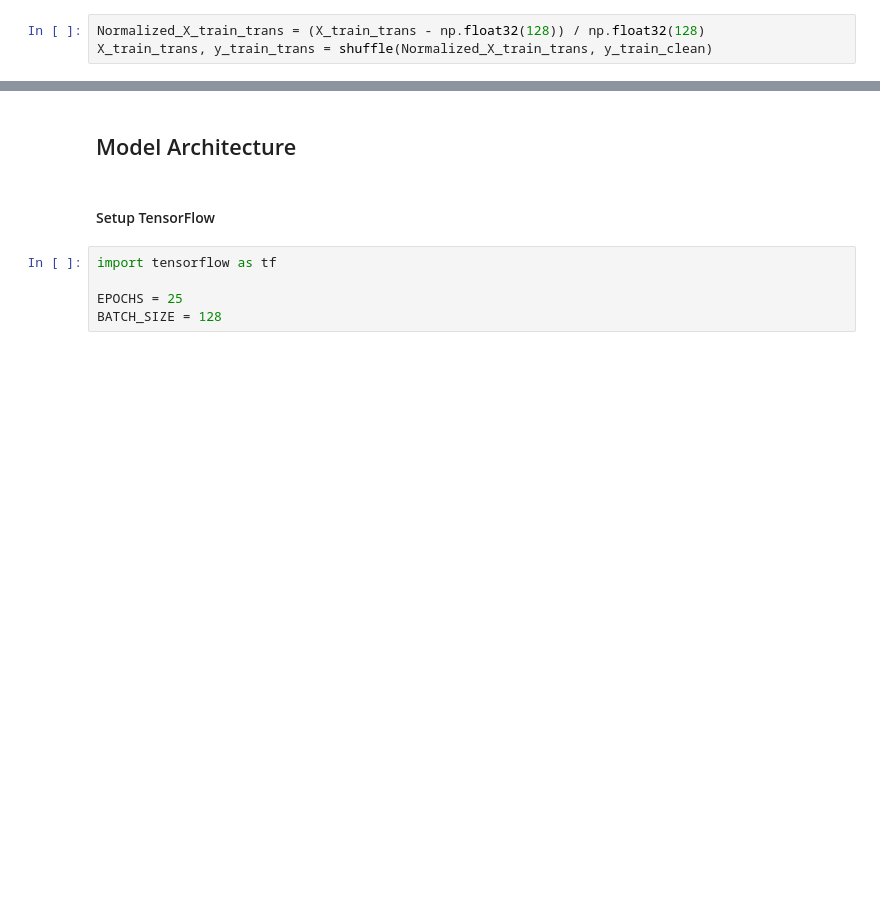
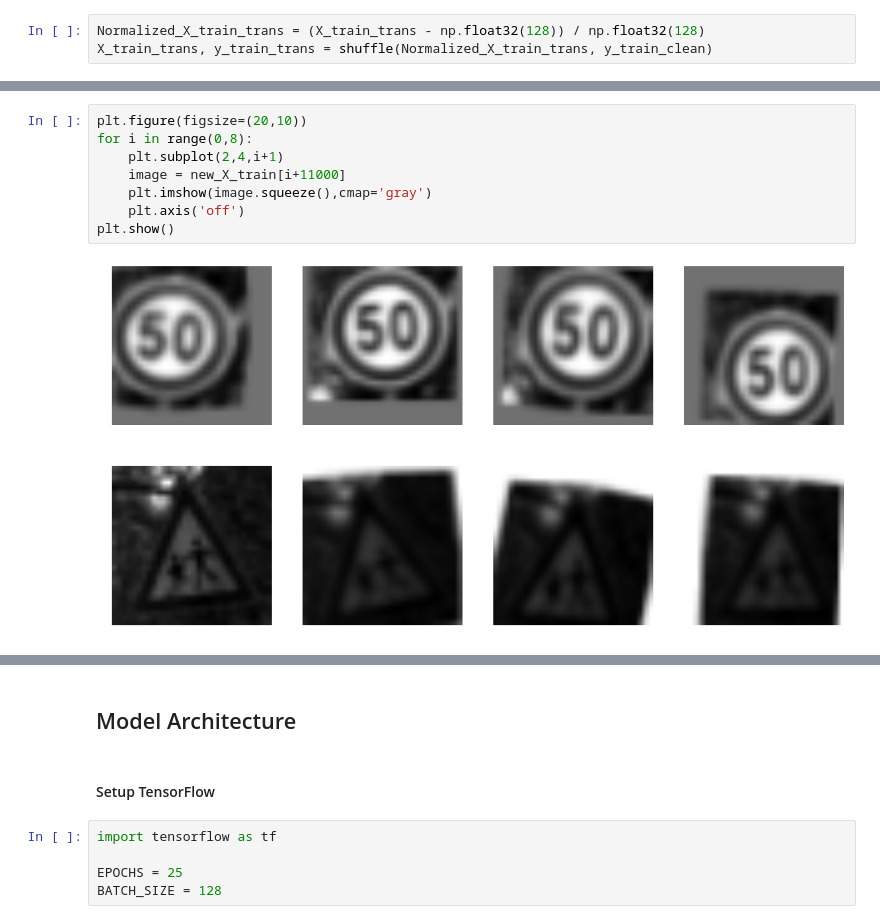
Before and after one commit to chenyue9713/Traffic-Sign-Classifier, a Jupyter notebook: Traffic_Sign_Classifier.ipynb, the cells around one changed output, grey strips where cells are left out. Cells and saved outputs as stored; diff of their text form; blank space fills up the shorter version.

```diff
--- a/Traffic_Sign_Classifier.ipynb
+++ b/Traffic_Sign_Classifier.ipynb
@@ -266,0 +351,10 @@ X_train_trans, y_train_trans = shuffle(Normalized_X_train_trans, y_train_clean)
+# %%
+plt.figure(figsize=(20,10))
+for i in range(0,8):
+    plt.subplot(2,4,i+1)
+    image = new_X_train[i+11000]
+    plt.imshow(image.squeeze(),cmap='gray')
+    plt.axis('off')
+plt.show()
+# %% [output]
+[figure, added]
```
Also changed, not shown: parts of 10 cells of this notebook.
